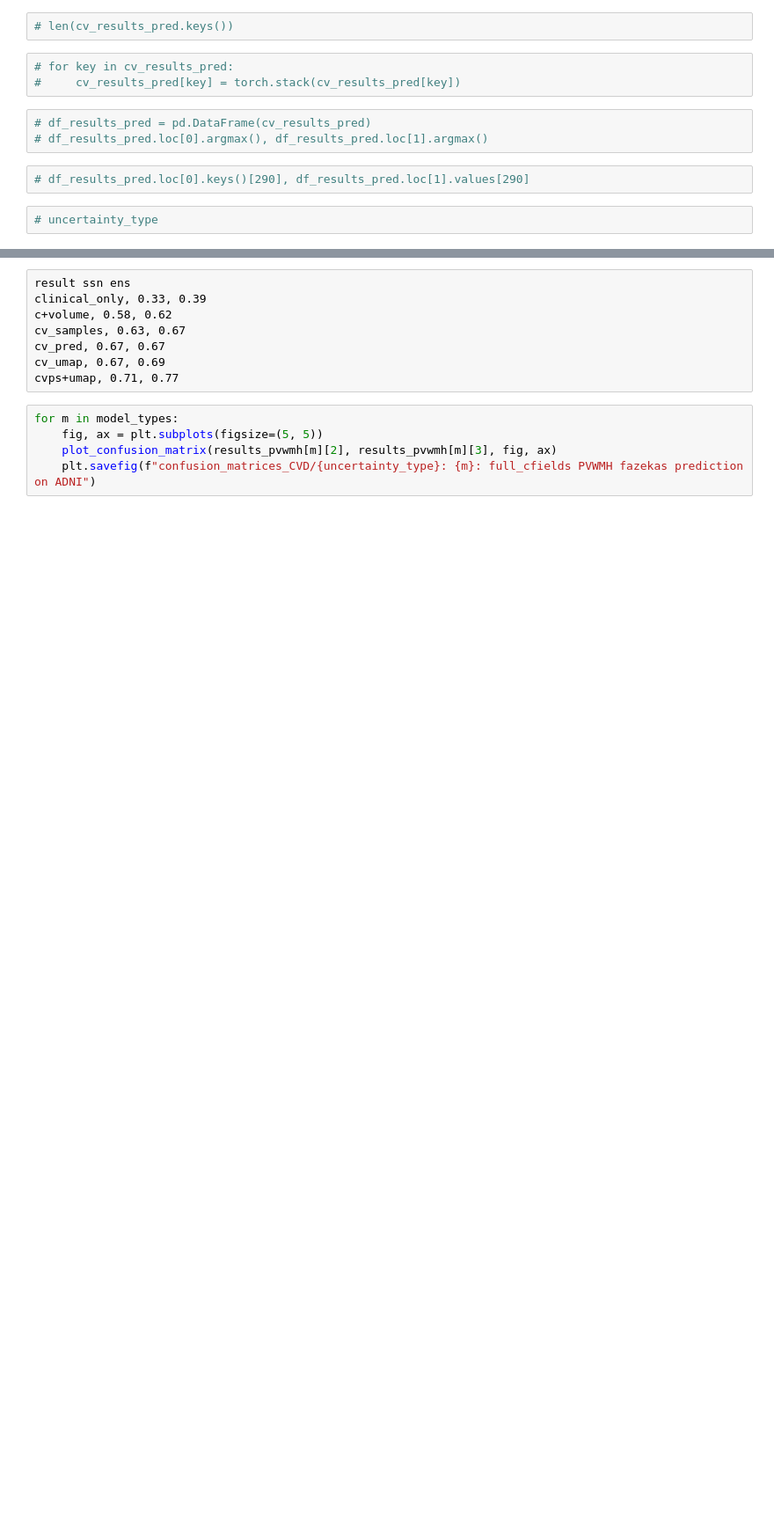
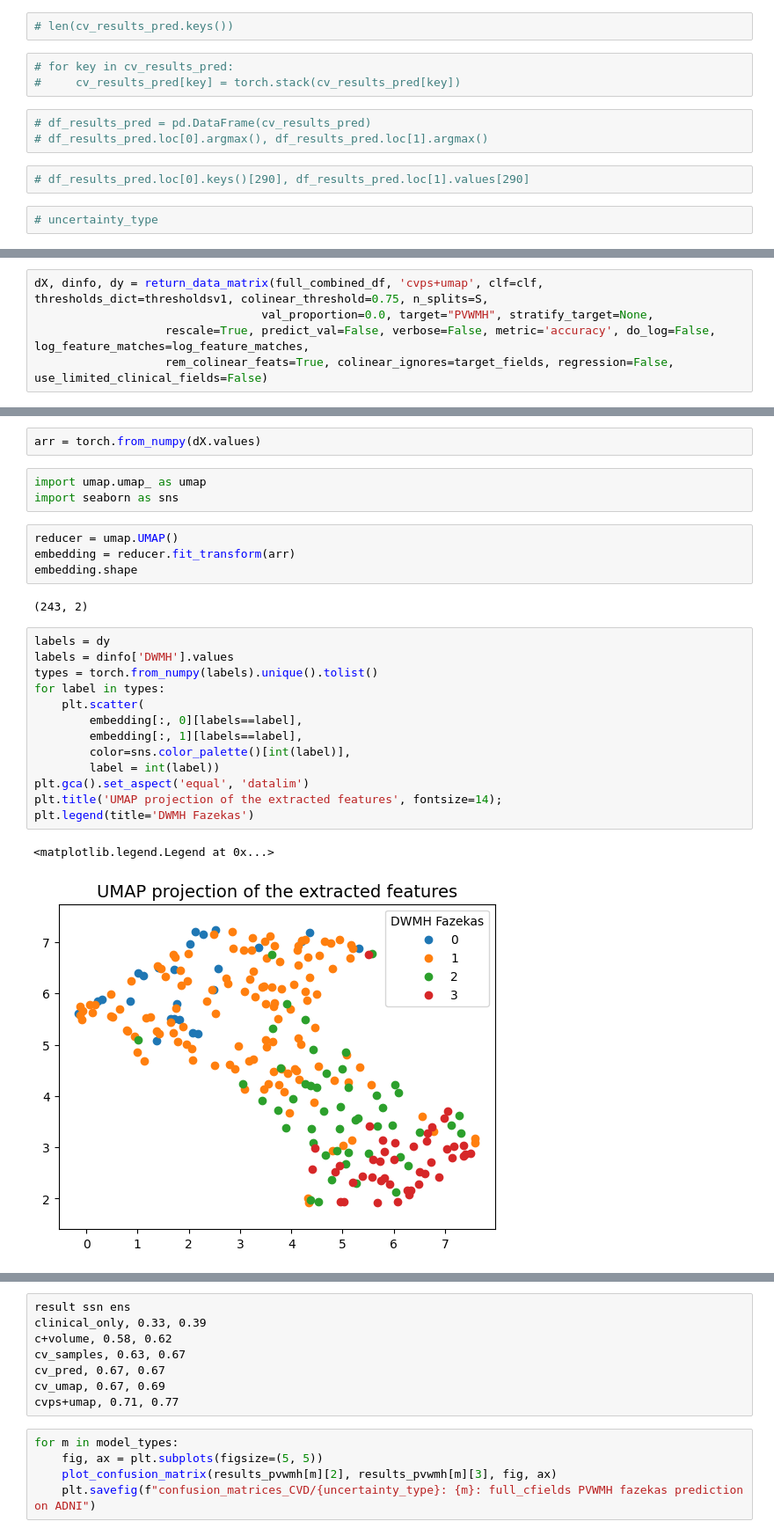
Before and after one commit to BenjaminPhi5/WMH_UQ_assessment, a Jupyter notebook: trustworthai/journal_run/fazekas_and_QC_experiments/fazekas_and_QC_prediction_combined_CVD_ssnens.ipynb, the cells around one changed output, grey strips where cells are left out. Shown at 88% size. Saved outputs shown, nothing was run; the diff lists cells and outputs as text; blank space fills up the shorter version.

Commit message:
started on extra fazekas analysis. Also found some problems with my previous methodology with the models including the index parameter as a field and that many inputs were being thresholded out

```diff
--- a/trustworthai/journal_run/fazekas_and_QC_experiments/fazekas_and_QC_prediction_combined_CVD_ssnens.ipynb
+++ b/trustworthai/journal_run/fazekas_and_QC_experiments/fazekas_and_QC_prediction_combined_CVD_ssnens.ipynb
@@ -867,0 +954,5 @@ from sklearn.linear_model import LinearRegression
+# %%
+dX, dinfo, dy = return_data_matrix(full_combined_df, 'cvps+umap', clf=clf, thresholds_dict=thresholdsv1, colinear_threshold=0.75, n_splits=S,
+                                 val_proportion=0.0, target="PVWMH", stratify_target=None,
+                   rescale=True, predict_val=False, verbose=False, metric='accuracy', do_log=False, log_feature_matches=log_feature_matches,
+                   rem_colinear_feats=True, colinear_ignores=target_fields, regression=False, use_limited_clinical_fields=False)
@@ -867,0 +1004,27 @@ from sklearn.linear_model import LinearRegression
+# %%
+arr = torch.from_numpy(dX.values)
+# %%
+import umap.umap_ as umap
+import seaborn as sns
+# %%
+reducer = umap.UMAP()
+embedding = reducer.fit_transform(arr)
+embedding.shape
+# %% [output]
+(243, 2)
+# %%
+labels = dy
+labels = dinfo['DWMH'].values
+types = torch.from_numpy(labels).unique().tolist()
+for label in types:
+    plt.scatter(
+        embedding[:, 0][labels==label],
+        embedding[:, 1][labels==label],
+        color=sns.color_palette()[int(label)],
+        label = int(label))
+plt.gca().set_aspect('equal', 'datalim')
+plt.title('UMAP projection of the extracted features', fontsize=14);
+plt.legend(title='DWMH Fazekas')
+# %% [output]
+<matplotlib.legend.Legend at 0x...>
+[figure, added]
```
Also changed, not shown: parts of 25 cells of this notebook.
